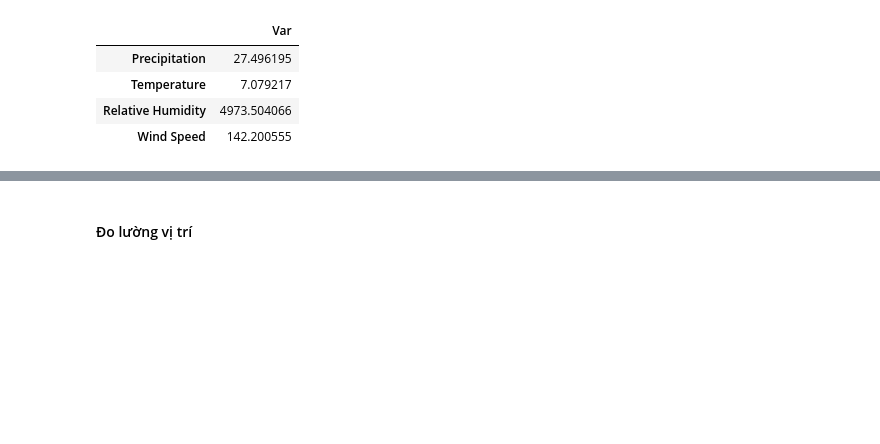
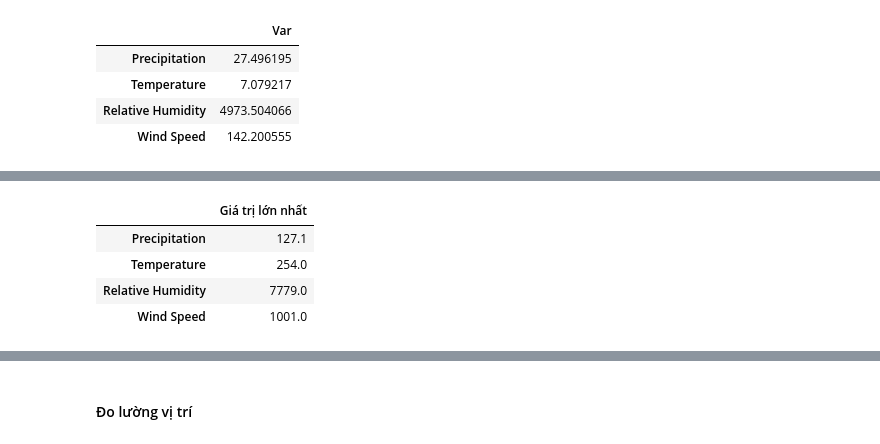
Before and after one commit to Tranngoc21/HN_DATN, a Jupyter notebook: 01.data_preprocessing.ipynb, the cells around one changed output, grey strips where cells are left out. Saved outputs shown, nothing was run; the diff lists cells and outputs as text; code cells hidden in the pictures; blank space fills up the shorter version.

```diff
--- a/01.data_preprocessing.ipynb
+++ b/01.data_preprocessing.ipynb
@@ -155,0 +164,8 @@ data.var().to_frame("Var")
+# %%
+data.max().to_frame("Giá trị lớn nhất")
+# %% [output]
+|  | Giá trị lớn nhất |
+| Precipitation | 127.1 |
+| Temperature | 254.0 |
+| Relative Humidity | 7779.0 |
+| Wind Speed | 1001.0 |
```
Also changed, not shown: parts of 2 cells of this notebook.
